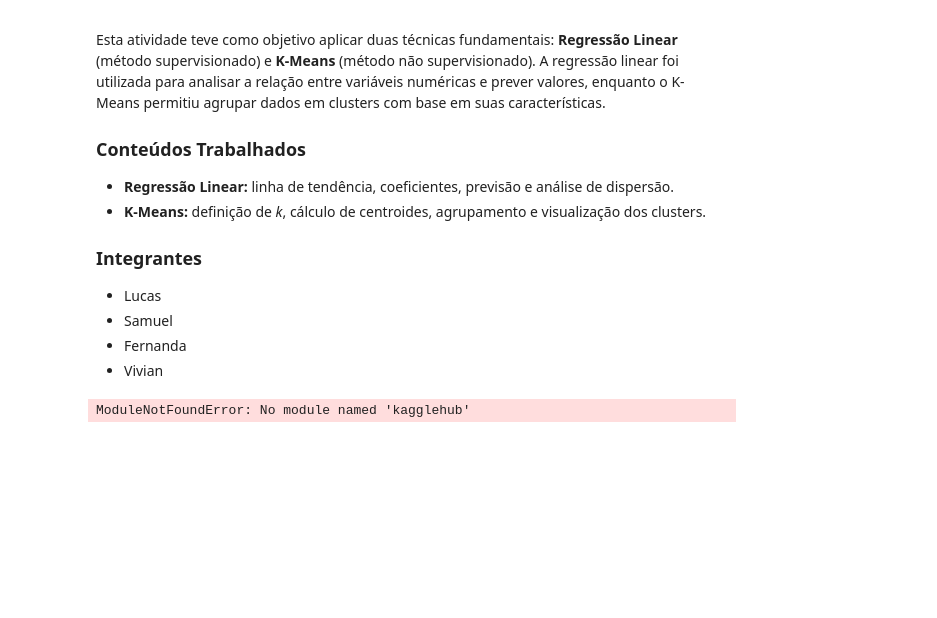
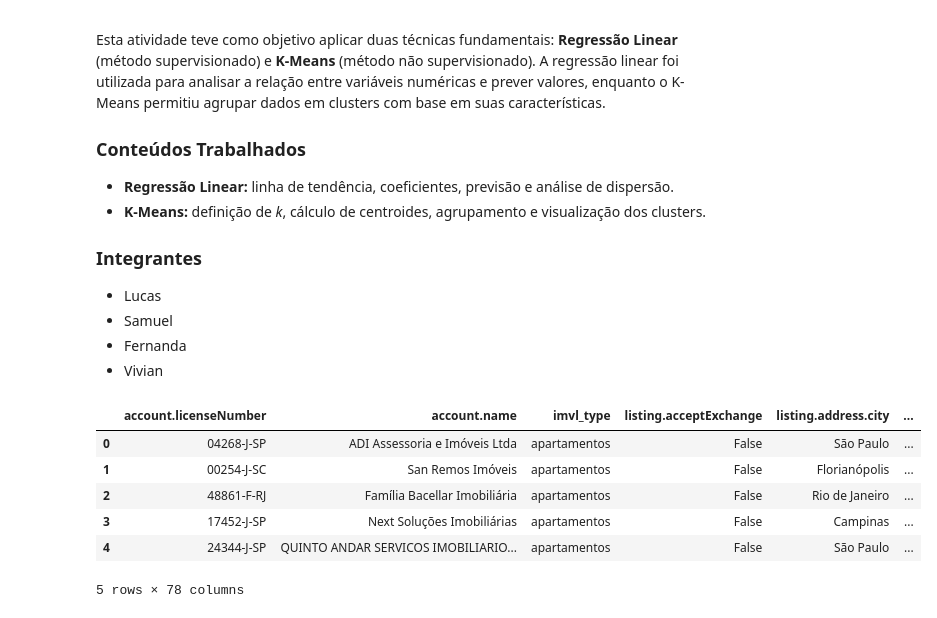
Before and after one commit to LucasGuedes-s/Regress-o_linear_agrupamento_k-means, a Jupyter notebook: notebooks/atividade.ipynb, the cells around one changed output. Saved outputs shown, nothing was run; the diff lists cells and outputs as text; code cells hidden in the pictures; blank space fills up the shorter version.

```diff
--- a/notebooks/atividade.ipynb
+++ b/notebooks/atividade.ipynb
@@ -12,11 +12,23 @@ Esta atividade teve como objetivo aplicar duas técnicas fundamentais: **Regress
 - Samuel
 - Fernanda
 - Vivian
-# %%
-import kagglehub
-
-path = kagglehub.dataset_download("maverickjpa/brazilian-real-estate-to-rent")
-
-print("Path to dataset files:", path)
-# %% [output]
-ModuleNotFoundError: No module named 'kagglehub'
+# %%
+import pandas as pd
+import matplotlib.pyplot as plt
+from sklearn.model_selection import train_test_split
+from sklearn.linear_model import LinearRegression
+from sklearn.metrics import mean_absolute_error, mean_squared_error, r2_score
+import numpy as np
+
+df = pd.read_csv("dados.csv", sep=";", low_memory=False)
+
+# Mostra as primeiras linhas
+df.head()
+# %% [output]
+|  | account.licenseNumber | account.name | imvl_type | listing.acceptExchange | listing.address.city | ... |
+| 0 | 04268-J-SP | ADI Assessoria e Imóveis Ltda | apartamentos | False | São Paulo | ... |
+| 1 | 00254-J-SC | San Remos Imóveis | apartamentos | False | Florianópolis | ... |
+| 2 | 48861-F-RJ | Família Bacellar Imobiliária | apartamentos | False | Rio de Janeiro | ... |
+| 3 | 17452-J-SP | Next Soluções Imobiliárias | apartamentos | False | Campinas | ... |
+| 4 | 24344-J-SP | QUINTO ANDAR SERVICOS IMOBILIARIO... | apartamentos | False | São Paulo | ... |
+5 rows × 78 columns
```
Also changed, not shown: parts of 10 cells of this notebook, 1 other file.
